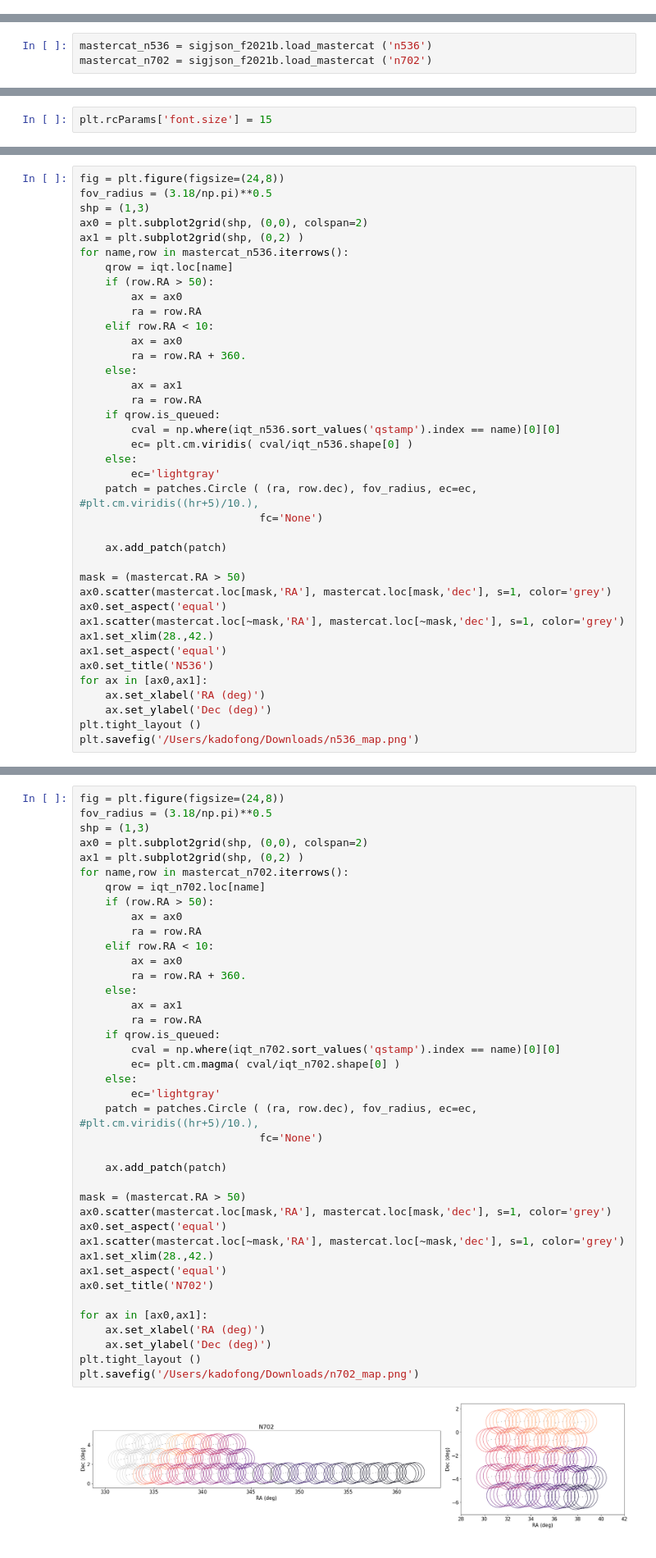
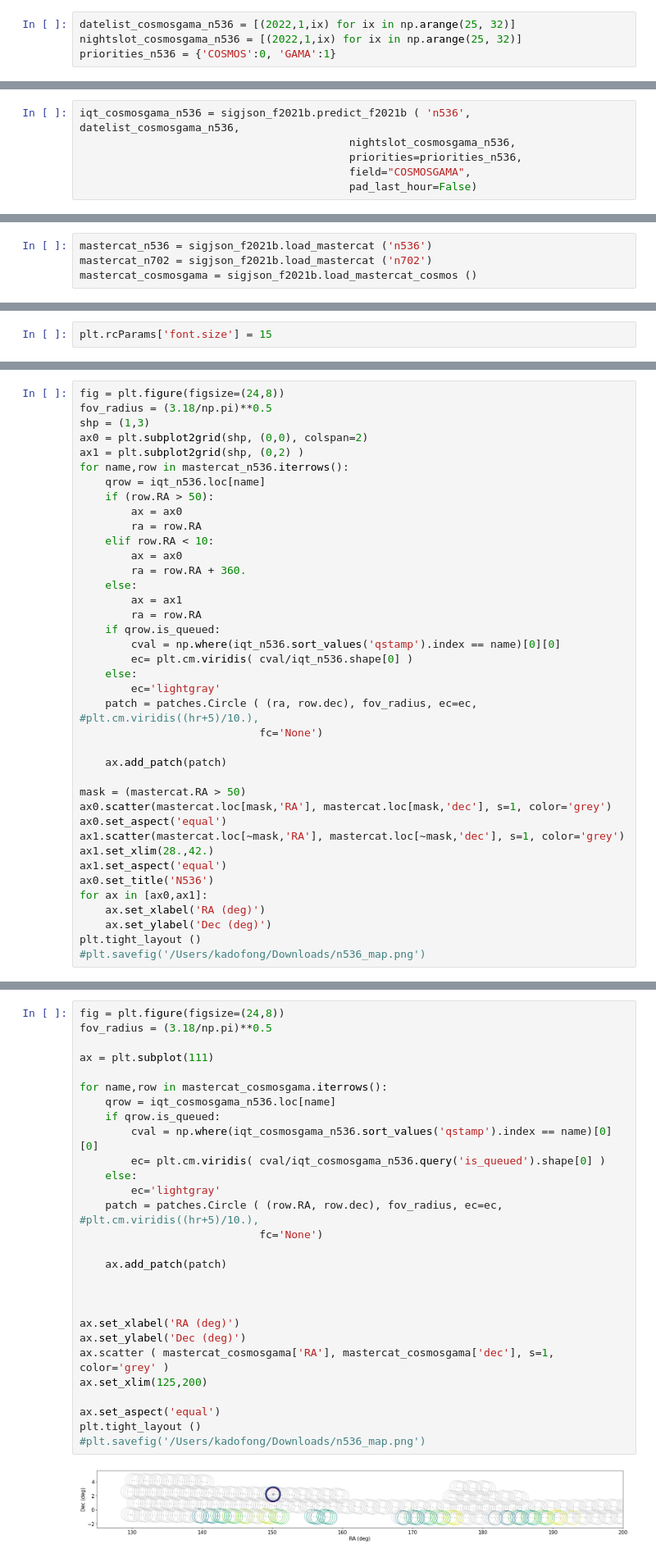
Before and after one commit to MerianSurvey/skipper, a Jupyter notebook: notebooks/Predict2021B.ipynb, the cells around one changed output, grey strips where cells are left out. Shown at 82% size. Cells and saved outputs as stored; diff of their text form.

Commit message:
add real 2021B nights

```diff
--- a/notebooks/Predict2021B.ipynb
+++ b/notebooks/Predict2021B.ipynb
@@ -24,0 +29,4 @@ priorities_n536 = {'VVDS':0, 'XMM':1}
+# %%
+datelist_cosmosgama_n536 = [(2022,1,ix) for ix in np.arange(25, 32)]
+nightslot_cosmosgama_n536 = [(2022,1,ix) for ix in np.arange(25, 32)]
+priorities_n536 = {'COSMOS':0, 'GAMA':1}
@@ -160,0 +190,6 @@ obsEnd:   2021/12/01 01:32 AM Santiago
+# %%
+iqt_cosmosgama_n536 = sigjson_f2021b.predict_f2021b ( 'n536', datelist_cosmosgama_n536,
+                                          nightslot_cosmosgama_n536,
+                                          priorities=priorities_n536,
+                                          field="COSMOSGAMA",
+                                          pad_last_hour=False)
@@ -161,3 +214,4 @@ obsEnd:   2021/12/01 01:32 AM Santiago
 # %%
 mastercat_n536 = sigjson_f2021b.load_mastercat ('n536')
 mastercat_n702 = sigjson_f2021b.load_mastercat ('n702')
+mastercat_cosmosgama = sigjson_f2021b.load_mastercat_cosmos ()
@@ -174,7 +266,7 @@ shp = (1,3)
 ax0 = plt.subplot2grid(shp, (0,0), colspan=2)
 ax1 = plt.subplot2grid(shp, (0,2) )
 for name,row in mastercat_n536.iterrows():
-    qrow = iqt.loc[name]
+    qrow = iqt_n536.loc[name]
     if (row.RA > 50):
         ax = ax0
         ra = row.RA
@@ -205,5 +297,5 @@ for ax in [ax0,ax1]:
     ax.set_xlabel('RA (deg)')
     ax.set_ylabel('Dec (deg)')
 plt.tight_layout ()
-plt.savefig('/Users/kadofong/Downloads/n536_map.png')
+#plt.savefig('/Users/kadofong/Downloads/n536_map.png')
 # %% [output]
@@ -211,45 +307,33 @@ plt.savefig('/Users/kadofong/Downloads/n536_map.png')
 # %%
 fig = plt.figure(figsize=(24,8))
 fov_radius = (3.18/np.pi)**0.5
-shp = (1,3)
-ax0 = plt.subplot2grid(shp, (0,0), colspan=2)
-ax1 = plt.subplot2grid(shp, (0,2) )
-for name,row in mastercat_n702.iterrows():
-    qrow = iqt_n702.loc[name]
-    if (row.RA > 50):
-        ax = ax0
-        ra = row.RA
-    elif row.RA < 10:
-        ax = ax0
-        ra = row.RA + 360.
-    else:
-        ax = ax1
-        ra = row.RA
+
+ax = plt.subplot(111)
+
+for name,row in mastercat_cosmosgama.iterrows():
+    qrow = iqt_cosmosgama_n536.loc[name]
     if qrow.is_queued:
-        cval = np.where(iqt_n702.sort_values('qstamp').index == name)[0][0]
-        ec= plt.cm.magma( cval/iqt_n702.shape[0] )
+        cval = np.where(iqt_cosmosgama_n536.sort_values('qstamp').index == name)[0][0]
+        ec= plt.cm.viridis( cval/iqt_cosmosgama_n536.query('is_queued').shape[0] )
     else:
         ec='lightgray'
-    patch = patches.Circle ( (ra, row.dec), fov_radius, ec=ec, #plt.cm.viridis((hr+5)/10.),
+    patch = patches.Circle ( (row.RA, row.dec), fov_radius, ec=ec, #plt.cm.viridis((hr+5)/10.),
                             fc='None')
 
     ax.add_patch(patch)
 
-mask = (mastercat.RA > 50)
-ax0.scatter(mastercat.loc[mask,'RA'], mastercat.loc[mask,'dec'], s=1, color='grey')
-ax0.set_aspect('equal')
-ax1.scatter(mastercat.loc[~mask,'RA'], mastercat.loc[~mask,'dec'], s=1, color='grey')
-ax1.set_xlim(28.,42.)
-ax1.set_aspect('equal')
-ax0.set_title('N702')
 
-for ax in [ax0,ax1]:
-    ax.set_xlabel('RA (deg)')
-    ax.set_ylabel('Dec (deg)')
+
+ax.set_xlabel('RA (deg)')
+ax.set_ylabel('Dec (deg)')
+ax.scatter ( mastercat_cosmosgama['RA'], mastercat_cosmosgama['dec'], s=1, color='grey' )
+ax.set_xlim(125,200)
+
+ax.set_aspect('equal')
 plt.tight_layout ()
-plt.savefig('/Users/kadofong/Downloads/n702_map.png')
+#plt.savefig('/Users/kadofong/Downloads/n536_map.png')
 # %% [output]
-[figure, old version]
+[figure, new version]
 # %%
 bins = np.linspace(1.1,1.5,12)
 plt.hist(iqt_n536.airmass.astype(float), bins=bins,
```
Also changed, not shown: parts of 11 cells of this notebook, 2 other files.
